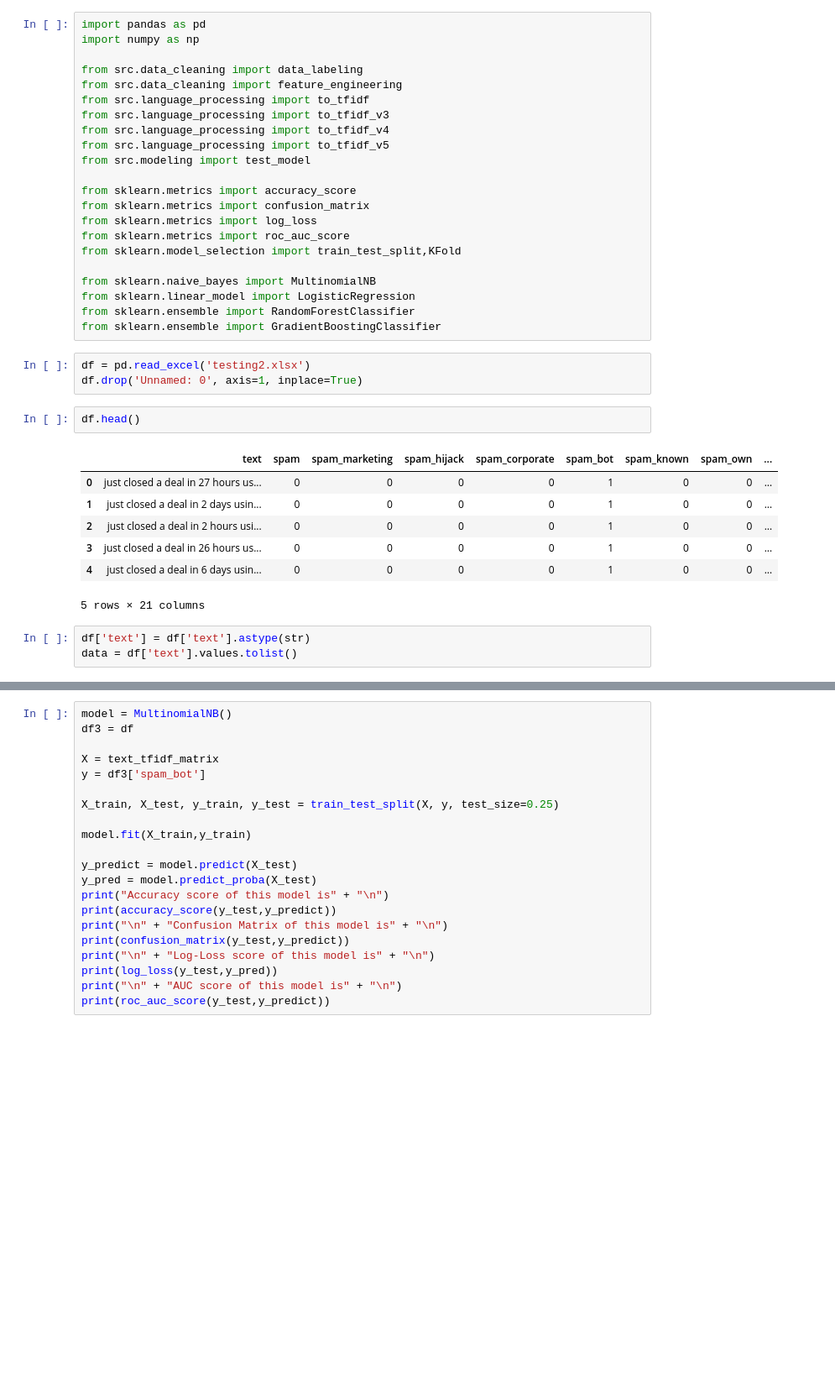
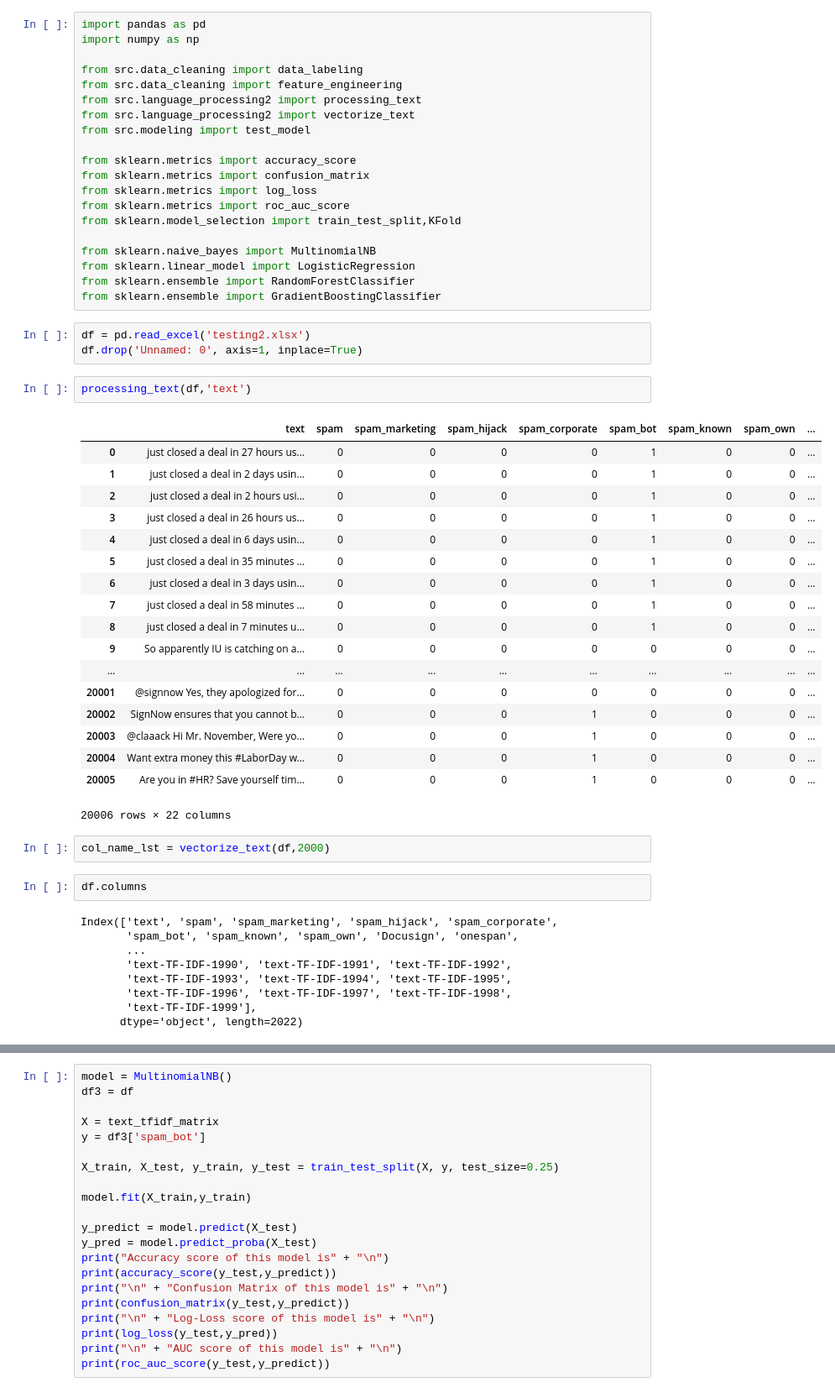
Before and after one commit to dking21/look2social_spamfilter, a Jupyter notebook: progress_diary6.ipynb, the cells around one changed output, grey strips where cells are left out. Shown at 84% size. Saved outputs shown, nothing was run; the diff lists cells and outputs as text; blank space fills up the shorter version.

```diff
--- a/progress_diary6.ipynb
+++ b/progress_diary6.ipynb
@@ -4,10 +4,8 @@ import numpy as np
 
 from src.data_cleaning import data_labeling
 from src.data_cleaning import feature_engineering
-from src.language_processing import to_tfidf
-from src.language_processing import to_tfidf_v3
-from src.language_processing import to_tfidf_v4
-from src.language_processing import to_tfidf_v5
+from src.language_processing2 import processing_text
+from src.language_processing2 import vectorize_text
 from src.modeling import test_model
 
 from sklearn.metrics import accuracy_score
@@ -23,16 +21,37 @@ from sklearn.ensemble import GradientBoostingClassifier
 # %%
 df = pd.read_excel('testing2.xlsx')
 df.drop('Unnamed: 0', axis=1, inplace=True)
+# %%
+processing_text(df,'text')
+# %% [output]
+|  | text | spam | spam_marketing | spam_hijack | spam_corporate | spam_bot | spam_known | spam_own | ... |
+| 0 | just closed a deal in 27 hours us... | 0 | 0 | 0 | 0 | 1 | 0 | 0 | ... |
+| 1 | just closed a deal in 2 days usin... | 0 | 0 | 0 | 0 | 1 | 0 | 0 | ... |
+| 2 | just closed a deal in 2 hours usi... | 0 | 0 | 0 | 0 | 1 | 0 | 0 | ... |
+| 3 | just closed a deal in 26 hours us... | 0 | 0 | 0 | 0 | 1 | 0 | 0 | ... |
+| 4 | just closed a deal in 6 days usin... | 0 | 0 | 0 | 0 | 1 | 0 | 0 | ... |
+| 5 | just closed a deal in 35 minutes ... | 0 | 0 | 0 | 0 | 1 | 0 | 0 | ... |
+| 6 | just closed a deal in 3 days usin... | 0 | 0 | 0 | 0 | 1 | 0 | 0 | ... |
+| 7 | just closed a deal in 58 minutes ... | 0 | 0 | 0 | 0 | 1 | 0 | 0 | ... |
+| 8 | just closed a deal in 7 minutes u... | 0 | 0 | 0 | 0 | 1 | 0 | 0 | ... |
+| 9 | So apparently IU is catching on a... | 0 | 0 | 0 | 0 | 0 | 0 | 0 | ... |
+| ... | ... | ... | ... | ... | ... | ... | ... | ... | ... |
+| 20001 | @signnow Yes, they apologized for... | 0 | 0 | 0 | 0 | 0 | 0 | 0 | ... |
+| 20002 | SignNow ensures that you cannot b... | 0 | 0 | 0 | 1 | 0 | 0 | 0 | ... |
+| 20003 | @claaack Hi Mr. November, Were yo... | 0 | 0 | 0 | 1 | 0 | 0 | 0 | ... |
+| 20004 | Want extra money this #LaborDay w... | 0 | 0 | 0 | 1 | 0 | 0 | 0 | ... |
+| 20005 | Are you in #HR? Save yourself tim... | 0 | 0 | 0 | 1 | 0 | 0 | 0 | ... |
+20006 rows × 22 columns
+# %%
+col_name_lst = vectorize_text(df,2000)
 # %%
-df.head()
+df.columns
 # %% [output]
-|  | text | spam | spam_marketing | spam_hijack | spam_corporate | spam_bot | spam_known | spam_own | ... |
-| 0 | just closed a deal in 27 hours us... | 0 | 0 | 0 | 0 | 1 | 0 | 0 | ... |
-| 1 | just closed a deal in 2 days usin... | 0 | 0 | 0 | 0 | 1 | 0 | 0 | ... |
-| 2 | just closed a deal in 2 hours usi... | 0 | 0 | 0 | 0 | 1 | 0 | 0 | ... |
-| 3 | just closed a deal in 26 hours us... | 0 | 0 | 0 | 0 | 1 | 0 | 0 | ... |
-| 4 | just closed a deal in 6 days usin... | 0 | 0 | 0 | 0 | 1 | 0 | 0 | ... |
-5 rows × 21 columns
+Index(['text', 'spam', 'spam_marketing', 'spam_hijack', 'spam_corporate',
+       'spam_bot', 'spam_known', 'spam_own', 'Docusign', 'onespan',
+       ...
+       'text-TF-IDF-1990', 'text-TF-IDF-1991', 'text-TF-IDF-1992',
+       'text-TF-IDF-1993', 'text-TF-IDF-1994', 'text-TF-IDF-1995',
+       'text-TF-IDF-1996', 'text-TF-IDF-1997', 'text-TF-IDF-1998',
+       'text-TF-IDF-1999'],
+      dtype='object', length=2022)
-# %%
-df['text'] = df['text'].astype(str)
-data = df['text'].values.tolist()
```
Also changed, not shown: parts of 13 cells of this notebook, 2 other files.
